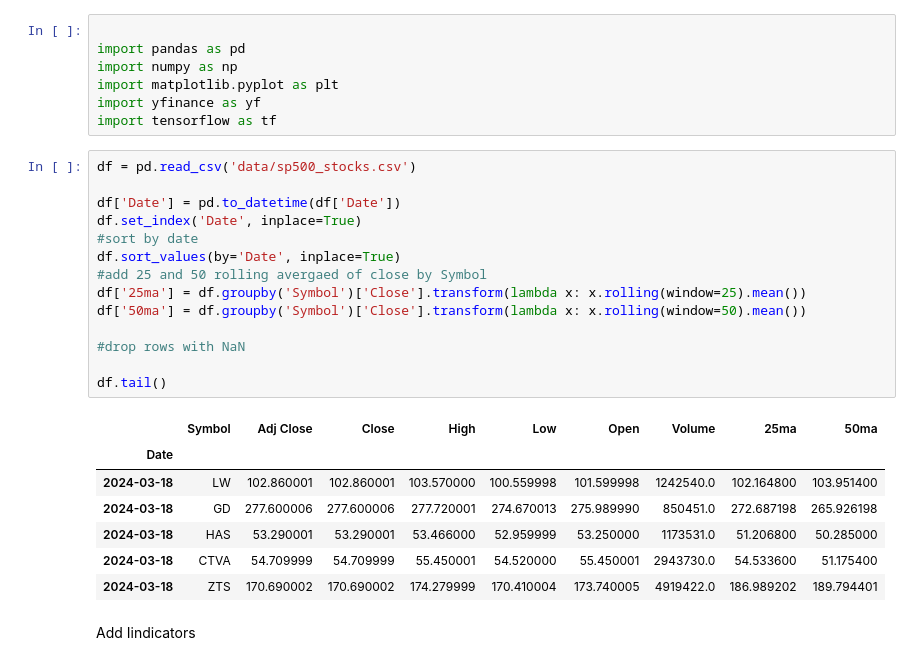
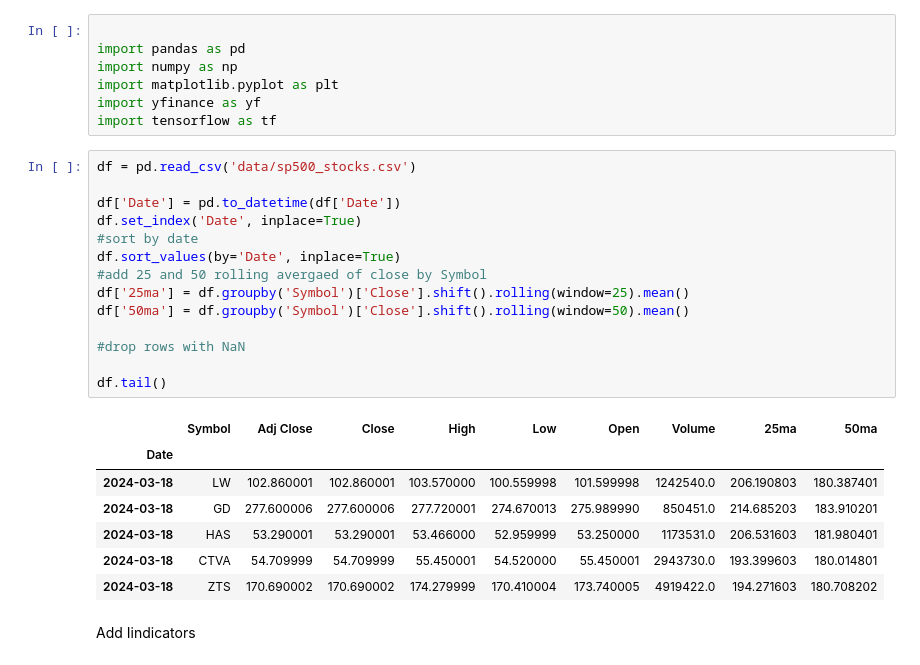
Before and after one commit to maxerial-benruscon/S_P_500_Prediction, a Jupyter notebook: time_series.ipynb, the cells around one changed output. Cells and saved outputs as stored; diff of their text form.

```diff
--- a/time_series.ipynb
+++ b/time_series.ipynb
@@ -8,25 +8,25 @@ import tensorflow as tf
 # %%
 df = pd.read_csv('data/sp500_stocks.csv')
 
 df['Date'] = pd.to_datetime(df['Date'])
 df.set_index('Date', inplace=True)
 #sort by date
 df.sort_values(by='Date', inplace=True)
 #add 25 and 50 rolling avergaed of close by Symbol
-df['25ma'] = df.groupby('Symbol')['Close'].transform(lambda x: x.rolling(window=25).mean())
-df['50ma'] = df.groupby('Symbol')['Close'].transform(lambda x: x.rolling(window=50).mean())
+df['25ma'] = df.groupby('Symbol')['Close'].shift().rolling(window=25).mean()
+df['50ma'] = df.groupby('Symbol')['Close'].shift().rolling(window=50).mean()
 
 #drop rows with NaN
 
 df.tail()
 # %% [output]
 |  | Symbol | Adj Close | Close | High | Low | Open | Volume | 25ma | 50ma |
 | Date |  |  |  |  |  |  |  |  |  |
-| 2024-03-18 | LW | 102.860001 | 102.860001 | 103.570000 | 100.559998 | 101.599998 | 1242540.0 | 102.164800 | 103.951400 |
-| 2024-03-18 | GD | 277.600006 | 277.600006 | 277.720001 | 274.670013 | 275.989990 | 850451.0 | 272.687198 | 265.926198 |
-| 2024-03-18 | HAS | 53.290001 | 53.290001 | 53.466000 | 52.959999 | 53.250000 | 1173531.0 | 51.206800 | 50.285000 |
-| 2024-03-18 | CTVA | 54.709999 | 54.709999 | 55.450001 | 54.520000 | 55.450001 | 2943730.0 | 54.533600 | 51.175400 |
-| 2024-03-18 | ZTS | 170.690002 | 170.690002 | 174.279999 | 170.410004 | 173.740005 | 4919422.0 | 186.989202 | 189.794401 |
+| 2024-03-18 | LW | 102.860001 | 102.860001 | 103.570000 | 100.559998 | 101.599998 | 1242540.0 | 206.190803 | 180.387401 |
+| 2024-03-18 | GD | 277.600006 | 277.600006 | 277.720001 | 274.670013 | 275.989990 | 850451.0 | 214.685203 | 183.910201 |
+| 2024-03-18 | HAS | 53.290001 | 53.290001 | 53.466000 | 52.959999 | 53.250000 | 1173531.0 | 206.531603 | 181.980401 |
+| 2024-03-18 | CTVA | 54.709999 | 54.709999 | 55.450001 | 54.520000 | 55.450001 | 2943730.0 | 193.399603 | 180.014801 |
+| 2024-03-18 | ZTS | 170.690002 | 170.690002 | 174.279999 | 170.410004 | 173.740005 | 4919422.0 | 194.271603 | 180.708202 |
 # %% [markdown]
 Add Iindicators
 # %%
```
Also changed, not shown: parts of 1 cell of this notebook.
